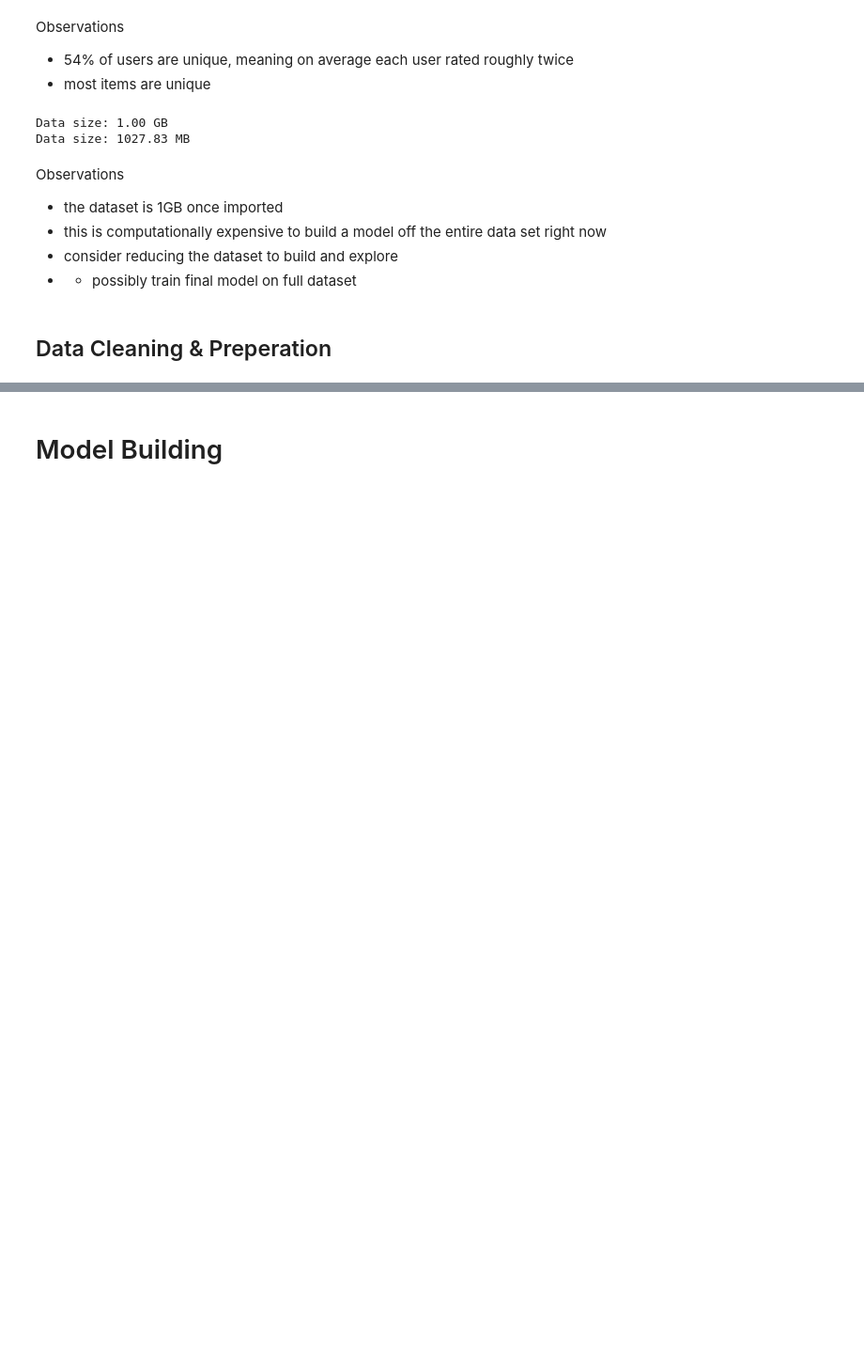
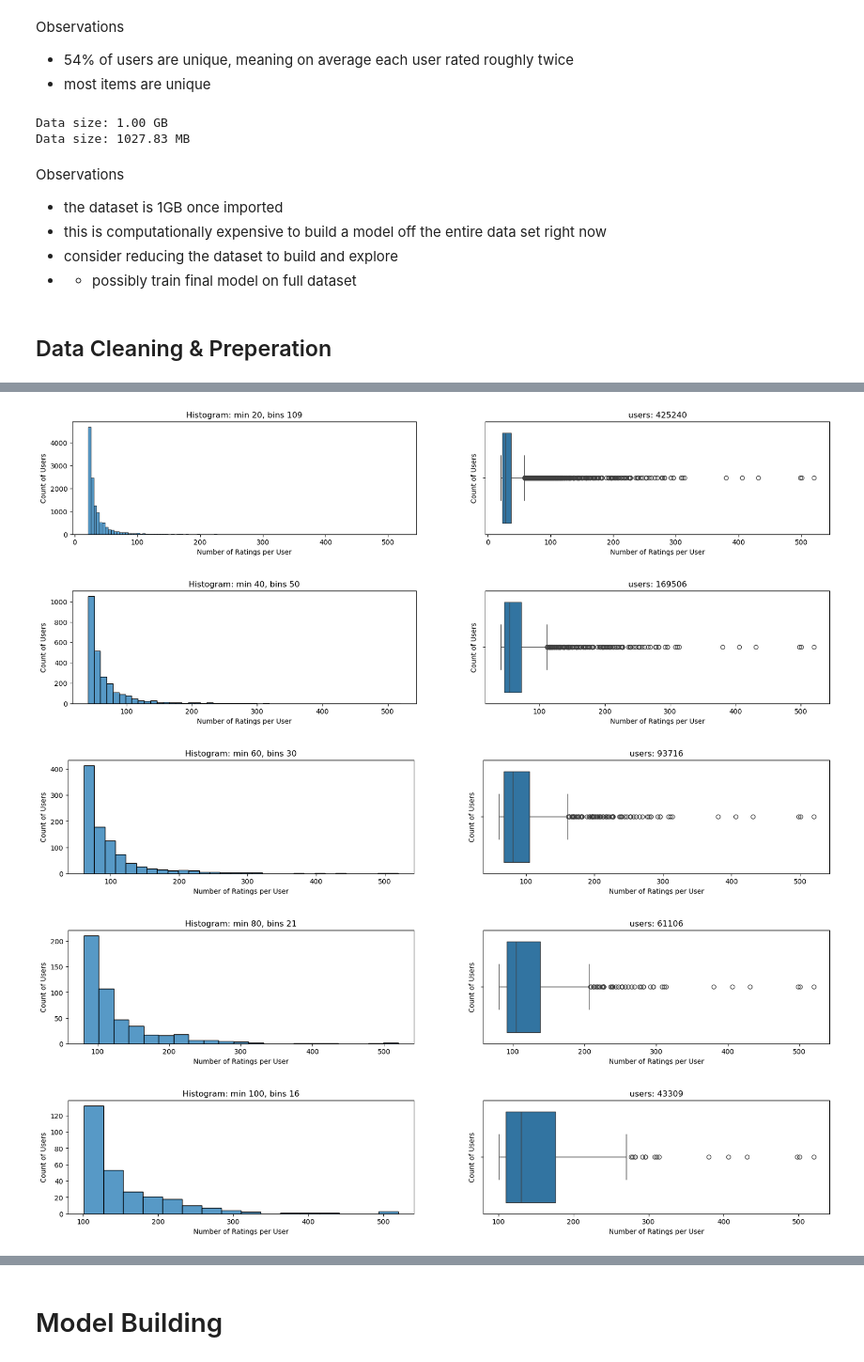
Before and after one commit to lukalacious/RecSys-Amazon, a Jupyter notebook: rec_sys_amazon.ipynb, the cells around one changed output, grey strips where cells are left out. Shown at 94% size. Drawn from its saved outputs; the diff is of its cells as text; code cells hidden in the pictures; blank space fills up the shorter version.

```diff
--- a/rec_sys_amazon.ipynb
+++ b/rec_sys_amazon.ipynb
@@ -384,15 +157,0 @@ Name: rating, Length: 476001, dtype: int64
-# %%
-# plot range of thresholds
-
-for threshold in range(1, 20, 2):
-    plot_threshold = threshold
-    filtered_data = data_grouped_item_ratings[data_grouped_item_ratings > plot_threshold]
-    optimal_bins = int(np.sqrt(len(filtered_data)))
-
-    plt.figure(figsize=(10,3))
-    sns.histplot(data=filtered_data, bins=optimal_bins)
-
-    plt.xlabel('Number of Ratings per Item')
-    plt.ylabel('Count of Items')
-    plt.title(f'Distribution of Item Ratings, min: {threshold}, bins: {optimal_bins}, items: {filtered_data.sum()}')
-    plt.show()
@@ -512,0 +158,4 @@ data_cleaned_2.shape
+# %%
+# lets view ratings by user to determine where to set the threshold
+
+data_groupby_user_count_rating = data.groupby('user')['rating'].count().sort_values(ascending=False)
@@ -512,0 +188,33 @@ data_cleaned_2.shape
+# %%
+# plot of different thresholds
+
+for threshold in range(20, 120, 20):
+    plot_threshold = threshold
+    filtered_data = data_groupby_user_count_rating[data_groupby_user_count_rating > plot_threshold]
+    optimal_bins = int(np.sqrt(len(filtered_data)))
+
+    # set figure
+    fig, axes = plt.subplots(1, 2, figsize=(20, 3))
+
+    # Histogram
+    sns.histplot(data=filtered_data, bins=optimal_bins, ax=axes[0])
+    axes[0].set_xlabel('Number of Ratings per User')
+    axes[0].set_ylabel('Count of Users')
+    axes[0].set_title(f'Histogram: min {threshold}, bins {optimal_bins}')
+
+    # Boxplot
+    sns.boxplot(x=filtered_data.values, ax=axes[1])
+    axes[1].set_xlabel('Number of Ratings per User')
+    axes[1].set_title(f'Boxplot: min {threshold}')
+
+    # plot
+    plt.xlabel('Number of Ratings per User')
+    plt.ylabel('Count of Users')
+    plt.title(f'users: {data_groupby_user_count_rating[data_groupby_user_count_rating > plot_threshold].sum()}')
+    plt.show()
+# %% [output]
+[figure, added]
+[figure, added]
+[figure, added]
+[figure, added]
+[figure, added]
```
Also changed, not shown: parts of 51 cells of this notebook, 6 other files.
